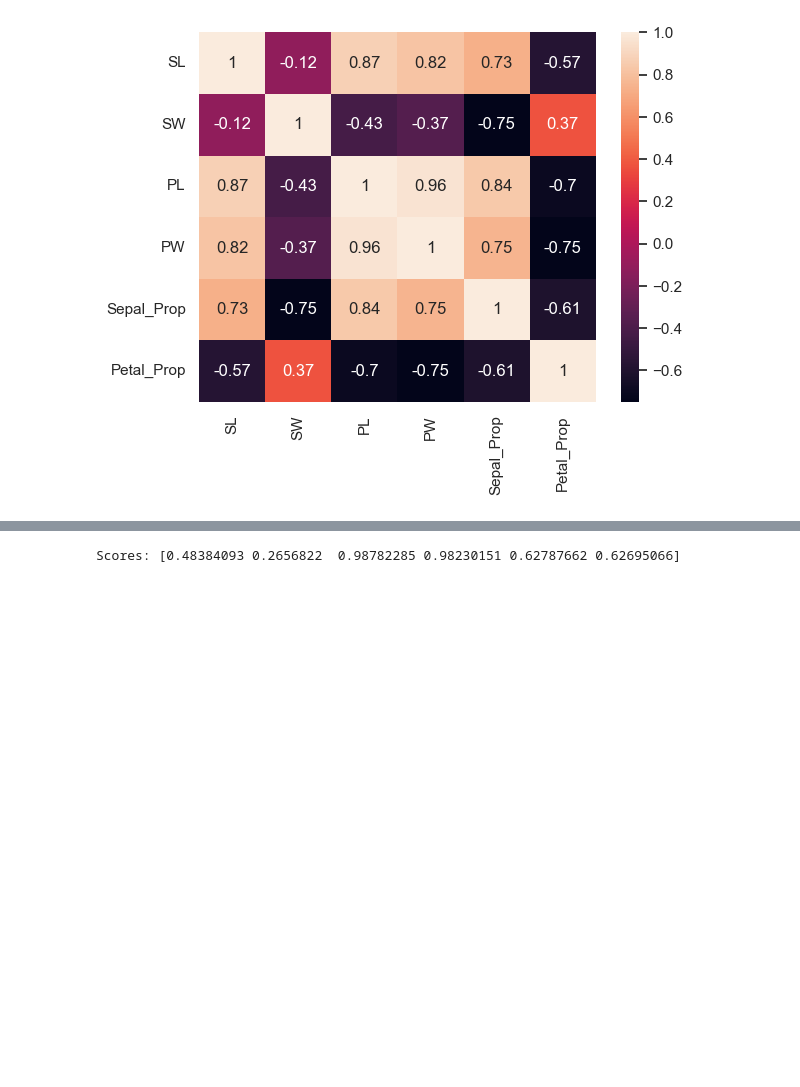
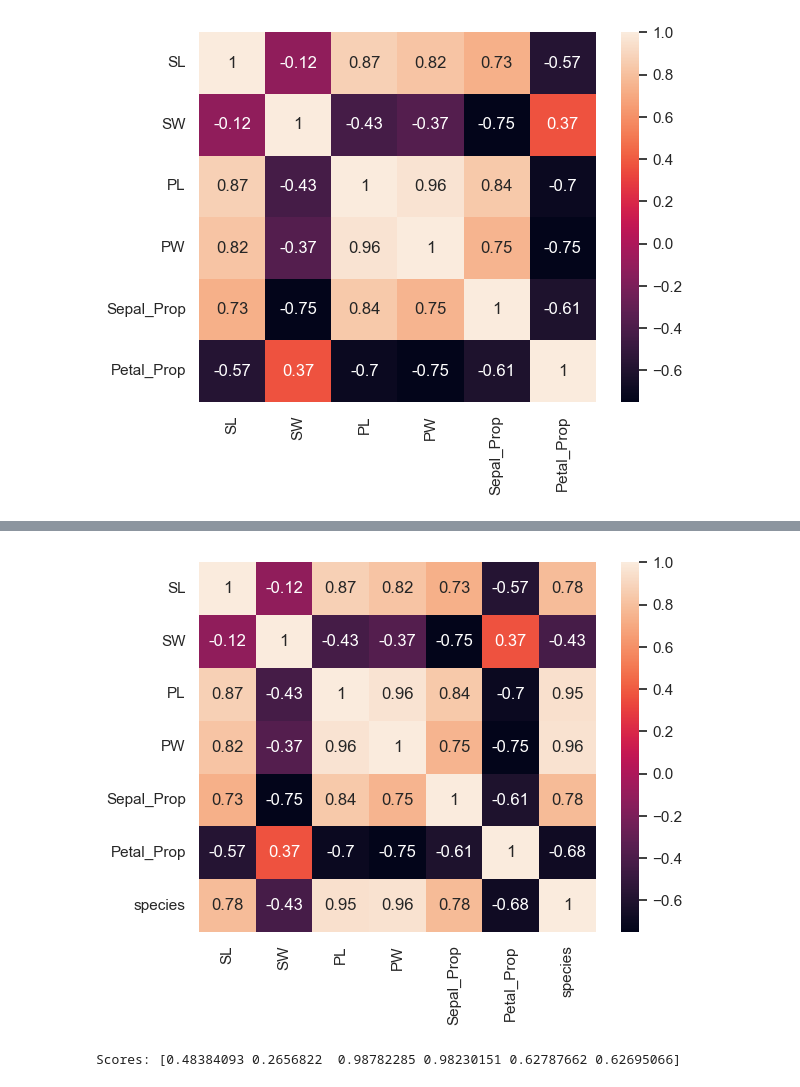
Before and after one commit to Drieger/iris-dataset-eda, a Jupyter notebook: iris.ipynb, the cells around one changed output, grey strips where cells are left out. Drawn from its saved outputs; the diff is of its cells as text; code cells hidden in the pictures; blank space fills up the shorter version.

```diff
--- a/iris.ipynb
+++ b/iris.ipynb
@@ -259,0 +266,11 @@ plt.show()
+# %%
+# Encode the target feature (species)
+# We will use the target array on the data set to encode it
+df_encoded = df.copy()
+df_encoded['species'] = target
+
+# Reorder dataframe columns
+df_encoded = df_encoded[['SL', 'SW', 'PL', 'PW', 'Sepal_Prop', 'Petal_Prop', 'species']]
+
+arr_corr = df_encoded.corr()
+display(arr_corr)
@@ -260,3 +286,9 @@ plt.show()
+# %%
+# Visualize correlation with target variable included
+sns.heatmap(arr_corr, annot=True)
+plt.show()
+# %% [output]
+[figure, added]
 # %%
 # Understand which feature have more relevante to the model
 from sklearn.feature_selection import mutual_info_classif
```
Also changed, not shown: parts of 4 cells of this notebook.
